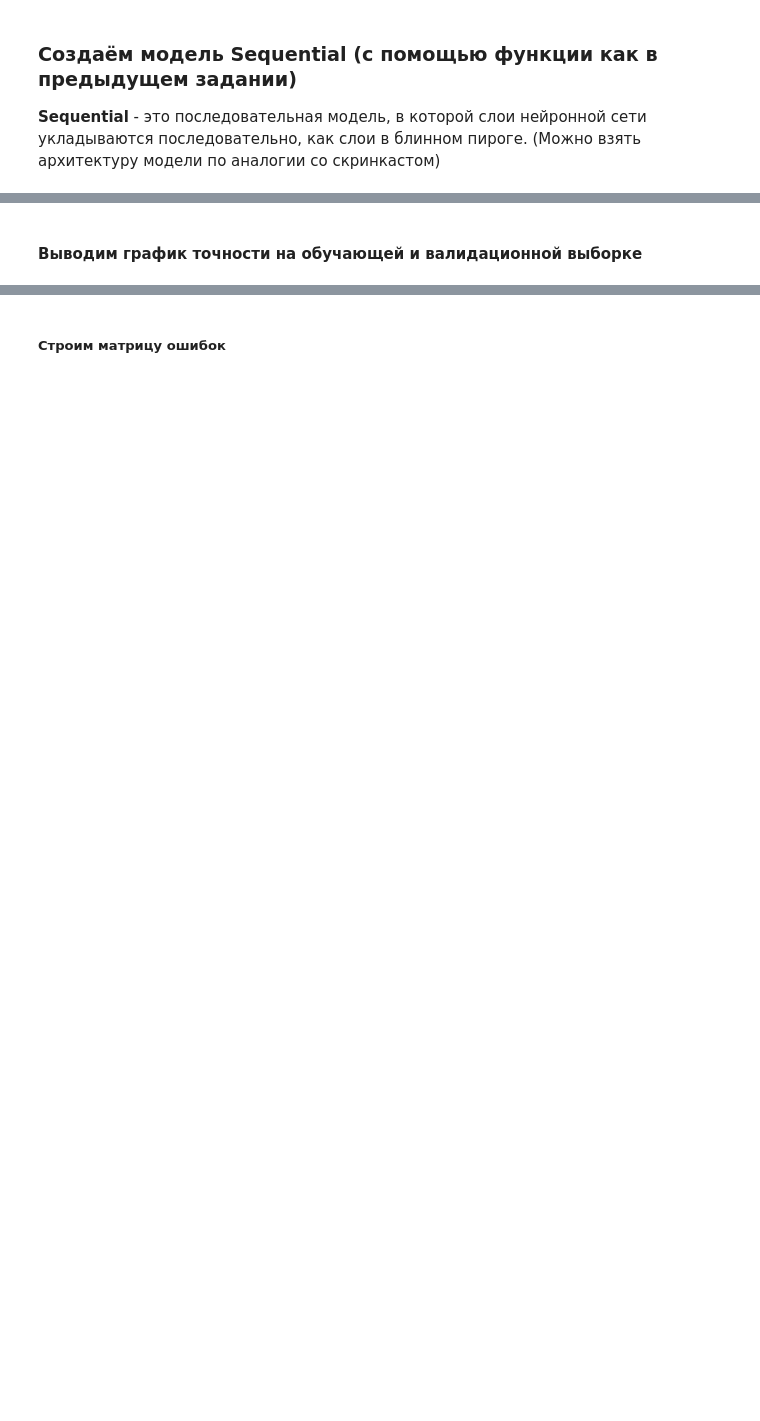
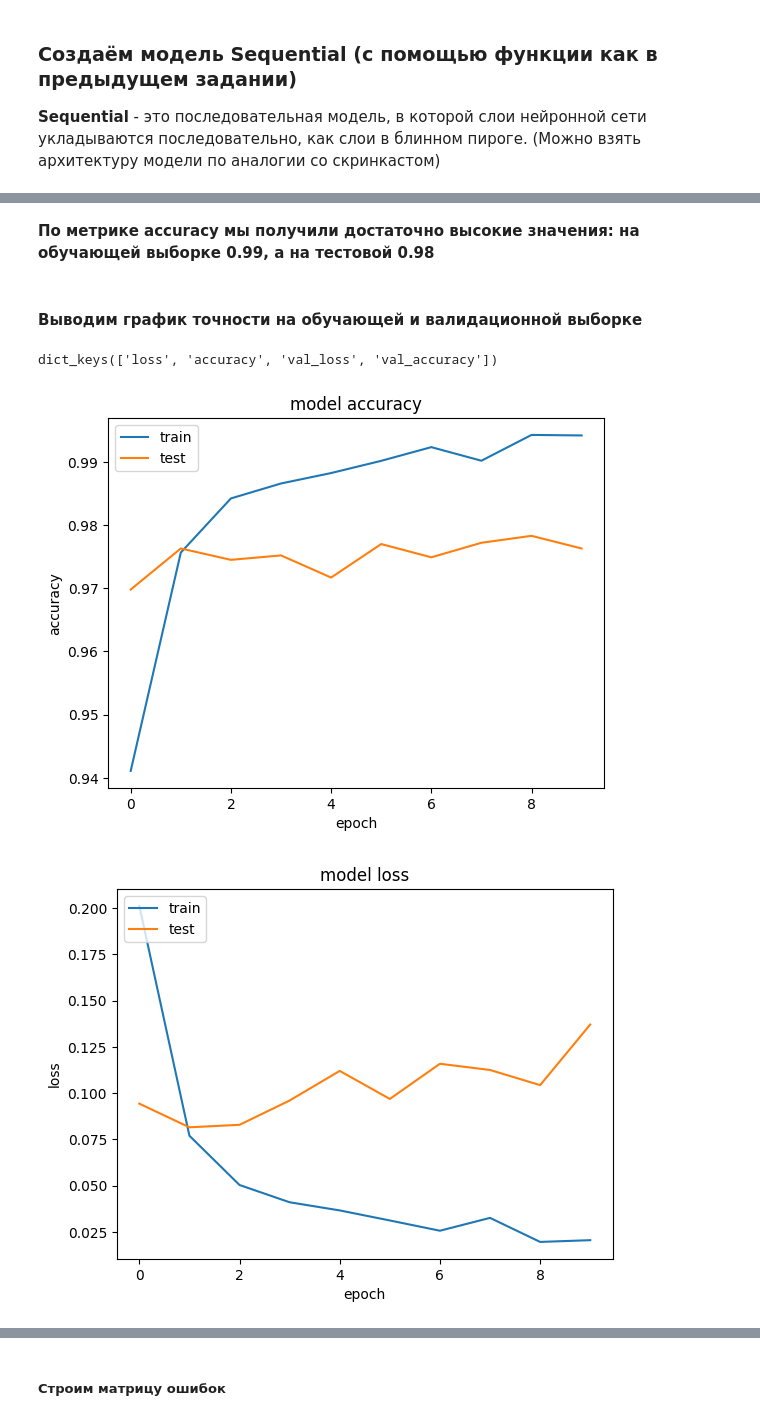
Before and after one commit to W1llAnn/1tdata-homework, a Jupyter notebook: 3.2 - homework.ipynb, the cells around one changed output, grey strips where cells are left out. Cells and saved outputs as stored; diff of their text form; code cells hidden in the pictures; blank space fills up the shorter version.

```diff
--- a/3.2 - homework.ipynb
+++ b/3.2 - homework.ipynb
@@ -47,6 +92,12 @@ import pylab # Модуль для построения графиков
 # %% [markdown]
 ### Переводим данные в тип float
 Данный тип (с плавающей точкой) необходим сетям Керас для обучения:
+# %%
+x_train_2D = x_train_org.astype('float32') # преобразовываем x_train в тип float (цифры с плавающей точкой)
+x_test_2D = x_test_org.astype('float32') # преобразовываем x_test в тип float (цифры с плавающей точкой)
 # %% [markdown]
 ### Нормализуем данные
 В данном случае можно использовать простой вариант. Цветов всего 255, и меняются они через равные промежутки, поэтому удобно не применять скейлер, а поделить массив на 255. Вообще, данные стараются свести все к одинаковому диапазону, обычно 0...1. Это нужно для того, чтобы все признаки одинаково оценивались нейросетью, без значительного перекоса в сторону тех, которые больше и потому сеть им уделяет больше внимания.
+# %%
+x_train_2D = x_train_2D / 255 # делим на 255, чтобы диапазон был от 0 до 1
+x_test_2D = x_test_2D / 255 # делим на 255, чтобы диапазон был от 0 до 1
@@ -57,2 +138,5 @@ import pylab # Модуль для построения графиков
 # %%
 # используйте модуль utils библиотеки keras, оттуда используйте метод to_categorical как в скринкасте
+# Преобразуем ответы в формат one_hot_encoding
+y_train = utils.to_categorical(y_train_org, 10)
+y_test = utils.to_categorical(y_test_org, 10)
@@ -66,0 +235,9 @@ import pylab # Модуль для построения графиков
+# %%
+model_fit = model.fit(
+    x_train_2D,
+    y_train,
+    batch_size=128,
+    epochs=10,
+    verbose=1,
+    validation_data=(x_test_2D , y_test),
+)
@@ -67,2 +265,27 @@ import pylab # Модуль для построения графиков
+# %% [markdown]
+**По метрике accuracy мы получили достаточно высокие значения: на обучающей выборке 0.99, а на тестовой 0.98**
 # %% [markdown]
 #### Выводим график точности на обучающей и валидационной выборке
+# %%
+print(model_fit.history.keys())
+# %% [output]
+dict_keys(['loss', 'accuracy', 'val_loss', 'val_accuracy'])
+# %%
+plt.plot(model_fit.history['accuracy'])
+plt.plot(model_fit.history['val_accuracy'])
+plt.title('model accuracy')
+plt.ylabel('accuracy')
+plt.xlabel('epoch')
+plt.legend(['train', 'test'], loc='upper left')
+plt.show()
+
+plt.plot(model_fit.history['loss'])
+plt.plot(model_fit.history['val_loss'])
+plt.title('model loss')
+plt.ylabel('loss')
+plt.xlabel('epoch')
+plt.legend(['train', 'test'], loc='upper left')
+plt.show()
+# %% [output]
+[figure, added]
+[figure, added]
```
Also changed, not shown: parts of 31 cells of this notebook, 5 other files.
